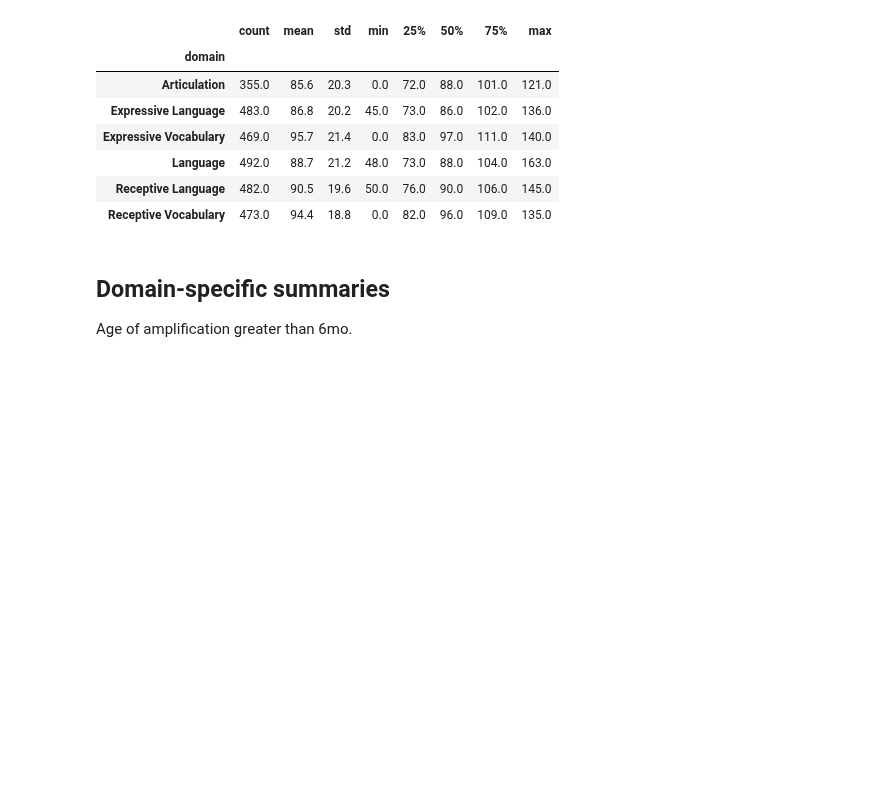
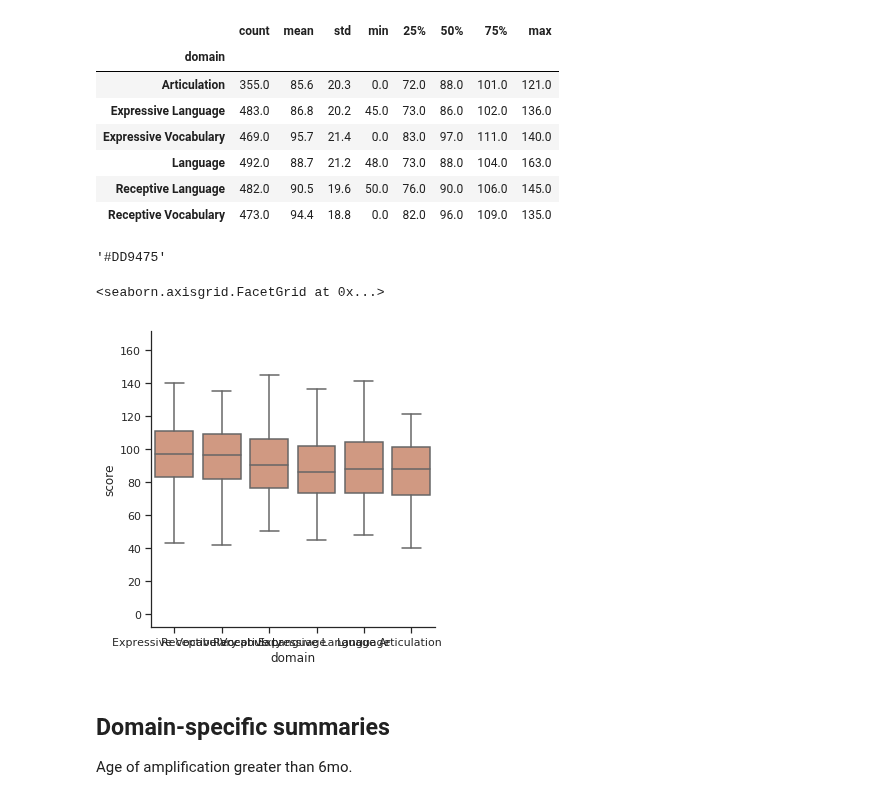
Before and after one commit to fonnesbeck/infant_hearing_intervention, a Jupyter notebook: notebooks/Tables.ipynb, the cells around one changed output. Saved outputs shown, nothing was run; the diff lists cells and outputs as text; code cells hidden in the pictures; blank space fills up the shorter version.

```diff
--- a/notebooks/Tables.ipynb
+++ b/notebooks/Tables.ipynb
@@ -371,3 +373,12 @@ test_scores.groupby('domain').score.describe().round(1)
+# %%
+sns.palettes.crayons['Copper']
+# %% [output]
+'#DD9475'
+# %%
+sns.catplot("domain", y="score", data=test_scores, kind="box", color=sns.palettes.crayons['Copper'], fliersize=0)
+# %% [output]
+<seaborn.axisgrid.FacetGrid at 0x...>
+[figure, added]
 # %% [markdown]
 ## Domain-specific summaries
 
```
Also changed, not shown: parts of 16 cells of this notebook.
